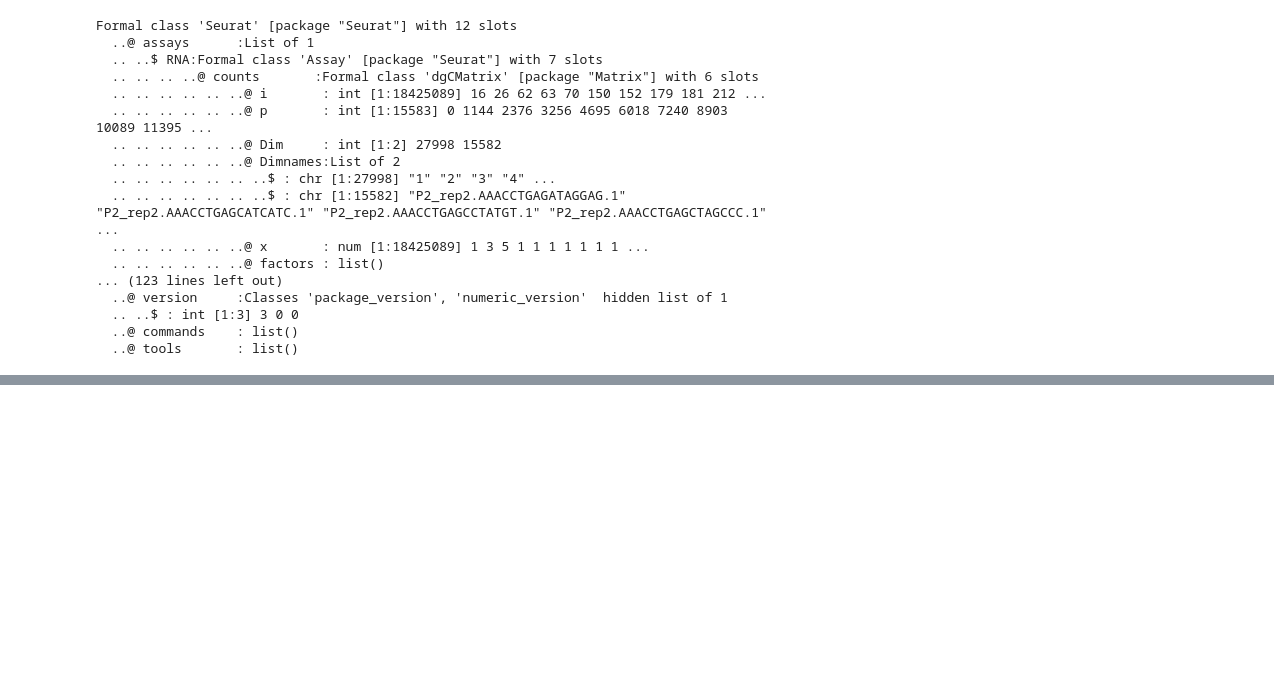
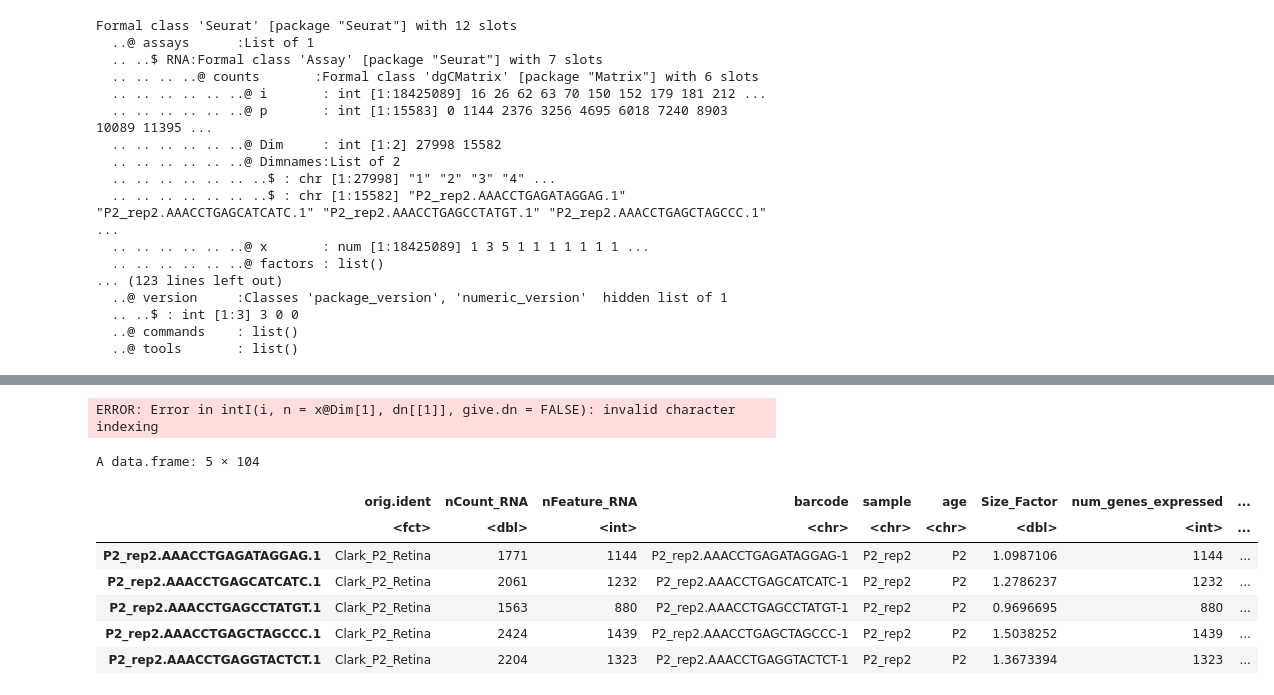
Before and after one commit to ironman-tetsuo/Introduction_to_scRNA-seq, a Jupyter notebook: 1_Clark_P2_Retina/Clark_P2_Retina.ipynb, the cells around one changed output, grey strips where cells are left out. Drawn from its saved outputs; the diff is of its cells as text; code cells hidden in the pictures; blank space fills up the shorter version.

```diff
--- a/1_Clark_P2_Retina/Clark_P2_Retina.ipynb
+++ b/1_Clark_P2_Retina/Clark_P2_Retina.ipynb
@@ -117,0 +211,18 @@ Formal class 'Seurat' [package "Seurat"] with 12 slots
+# %%
+# Caliculate the percentage of reads that map to the mitochondrial genome
+# The [[ operator can add columns to object metadata. This is a great place to stash QC stats
+dat[["percent.mt"]] <- PercentageFeatureSet(dat, features = mt_genes_id[1])
+# %% [output]
+ERROR: Error in intI(i, n = x@Dim[1], dn[[1]], give.dn = FALSE): invalid character indexing
+# %%
+# Show QC metrics for the first 5 cells
+head(dat@meta.data, 5)
+# %% [output]
+A data.frame: 5 × 104
+|  | orig.ident | nCount_RNA | nFeature_RNA | barcode | sample | age | Size_Factor | num_genes_expressed | ... |
+|  | <fct> | <dbl> | <int> | <chr> | <chr> | <chr> | <dbl> | <int> | ... |
+| P2_rep2.AAACCTGAGATAGGAG.1 | Clark_P2_Retina | 1771 | 1144 | P2_rep2.AAACCTGAGATAGGAG-1 | P2_rep2 | P2 | 1.0987106 | 1144 | ... |
+| P2_rep2.AAACCTGAGCATCATC.1 | Clark_P2_Retina | 2061 | 1232 | P2_rep2.AAACCTGAGCATCATC-1 | P2_rep2 | P2 | 1.2786237 | 1232 | ... |
+| P2_rep2.AAACCTGAGCCTATGT.1 | Clark_P2_Retina | 1563 | 880 | P2_rep2.AAACCTGAGCCTATGT-1 | P2_rep2 | P2 | 0.9696695 | 880 | ... |
+| P2_rep2.AAACCTGAGCTAGCCC.1 | Clark_P2_Retina | 2424 | 1439 | P2_rep2.AAACCTGAGCTAGCCC-1 | P2_rep2 | P2 | 1.5038252 | 1439 | ... |
+| P2_rep2.AAACCTGAGGTACTCT.1 | Clark_P2_Retina | 2204 | 1323 | P2_rep2.AAACCTGAGGTACTCT-1 | P2_rep2 | P2 | 1.3673394 | 1323 | ... |
```
Also changed, not shown: parts of 10 cells of this notebook.
